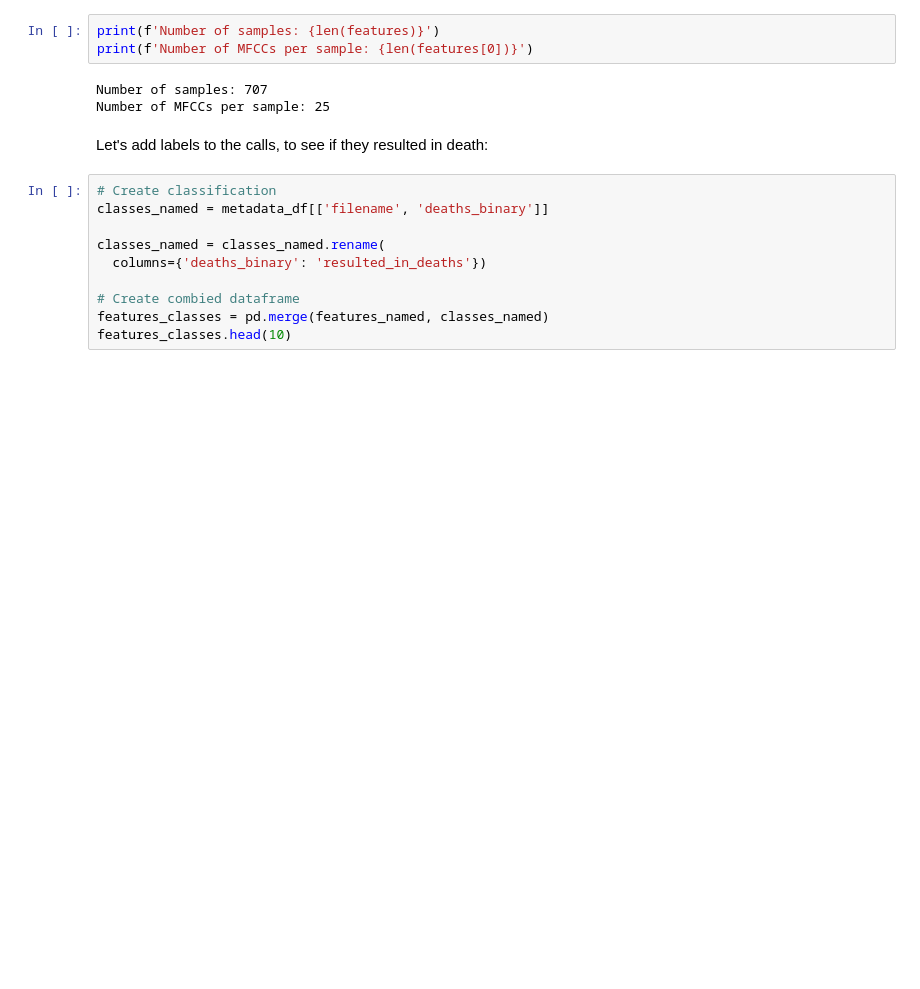
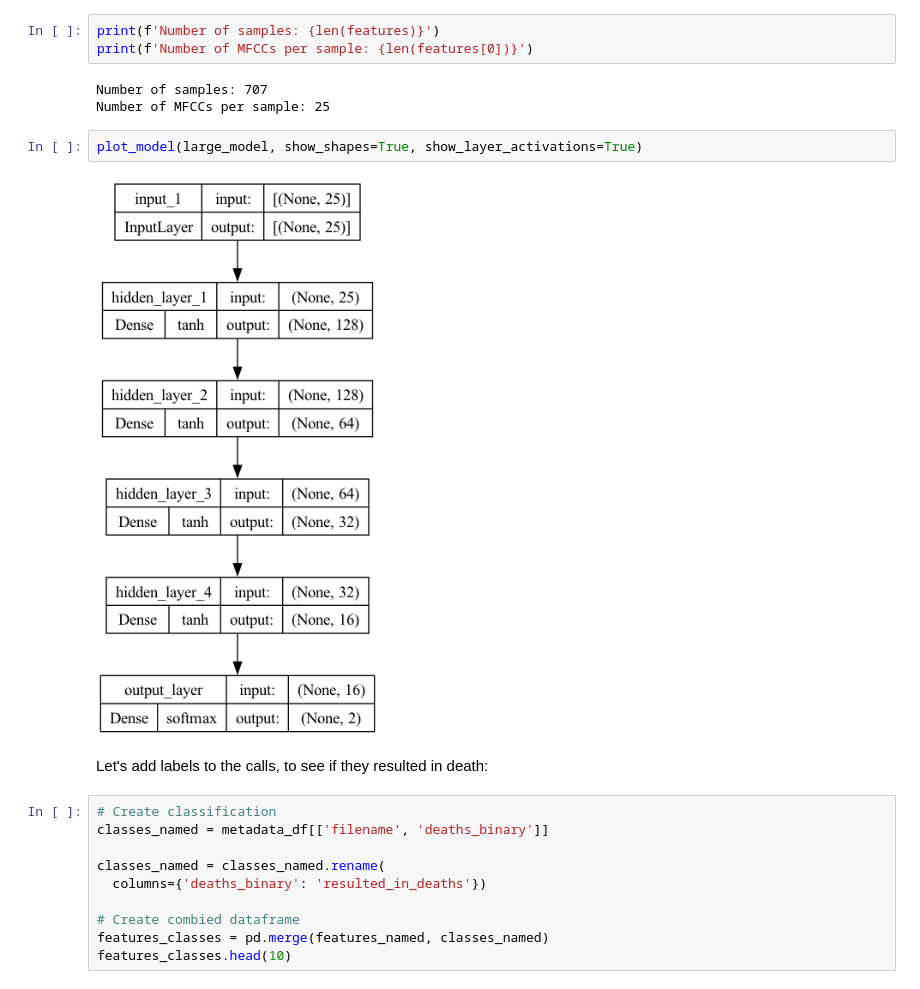
Before and after one commit to ramwtz/data-science-project, a Jupyter notebook: eda.ipynb, the cells around one changed output. Saved outputs shown, nothing was run; the diff lists cells and outputs as text; blank space fills up the shorter version.

```diff
--- a/eda.ipynb
+++ b/eda.ipynb
@@ -791,6 +791,10 @@ print(f'Number of MFCCs per sample: {len(features[0])}')
 # %% [output]
 Number of samples: 707
 Number of MFCCs per sample: 25
+# %%
+plot_model(large_model, show_shapes=True, show_layer_activations=True)
+# %% [output]
+[figure, added]
 # %% [markdown]
 Let's add labels to the calls, to see if they resulted in death:
 # %%
```
Also changed, not shown: parts of 13 cells of this notebook, 3 other files.
